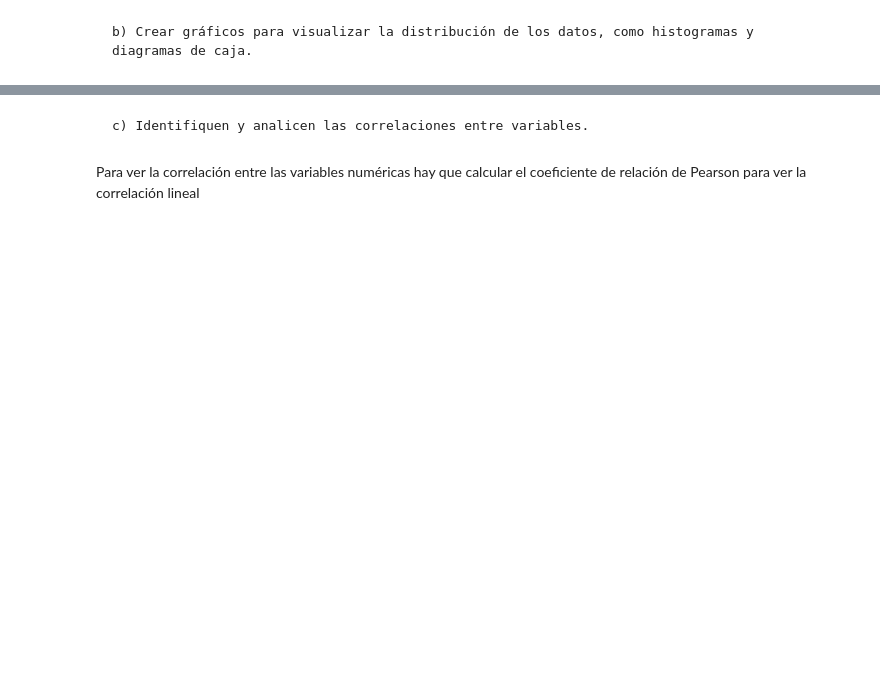
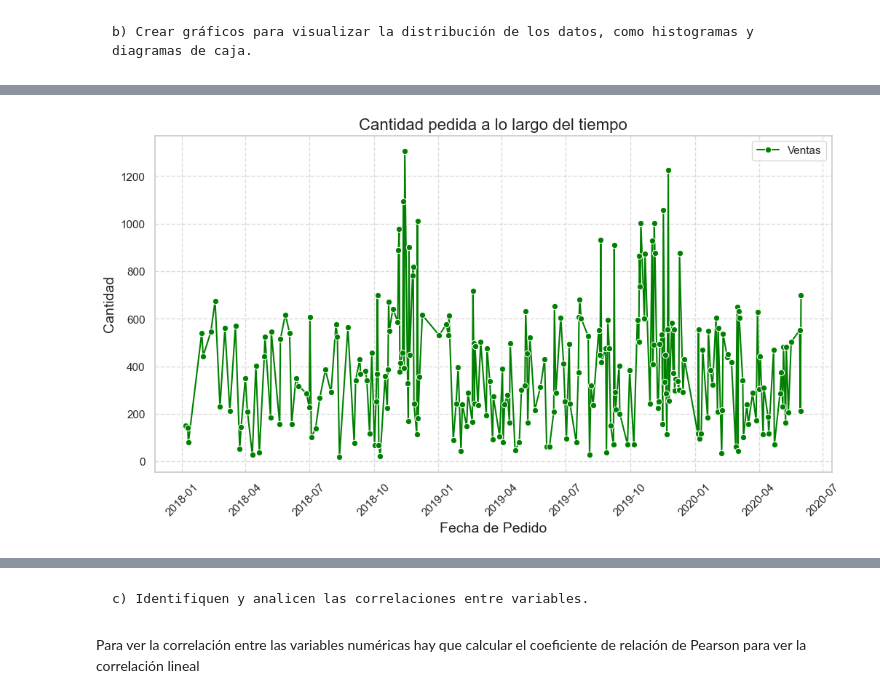
Before and after one commit to oliviaclemente/Programaci-n_Trabajo, a Jupyter notebook: jupyter.ipynb, the cells around one changed output, grey strips where cells are left out. Drawn from its saved outputs; the diff is of its cells as text; code cells hidden in the pictures; blank space fills up the shorter version.

```diff
--- a/jupyter.ipynb
+++ b/jupyter.ipynb
@@ -286,0 +271,26 @@ plt.show()
+# %%
+# Configuración del estilo
+sns.set(style="whitegrid")
+
+# Crear el gráfico de líneas con color verde
+plt.figure(figsize=(12, 6))
+sns.lineplot(data=df_num.groupby('fecha_pedido')['cantidad_de_pedidos'].sum(), marker='o', color='green', label='Ventas')
+
+# Configuración del título y etiquetas
+plt.title('Cantidad pedida a lo largo del tiempo', fontsize=16)
+plt.xlabel('Fecha de Pedido', fontsize=14)
+plt.ylabel('Cantidad', fontsize=14)
+
+# Rotar las etiquetas del eje x para una mejor legibilidad
+plt.xticks(rotation=45)
+
+# Añadir una leyenda
+plt.legend()
+
+# Mostrar la cuadrícula
+plt.grid(True, linestyle='--', alpha=0.7)
+
+# Mostrar el gráfico
+plt.show()
+# %% [output]
+[figure, added]
```
Also changed, not shown: parts of 34 cells of this notebook.
